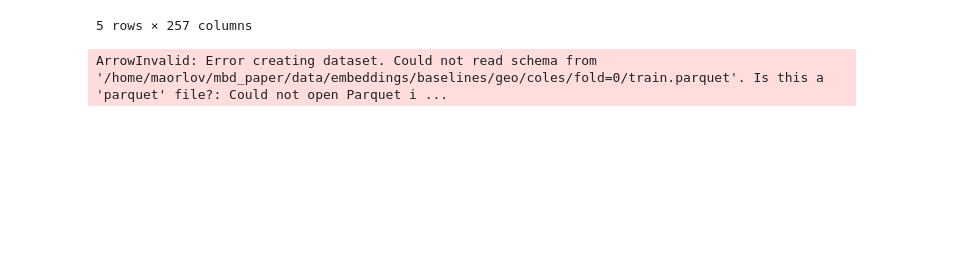
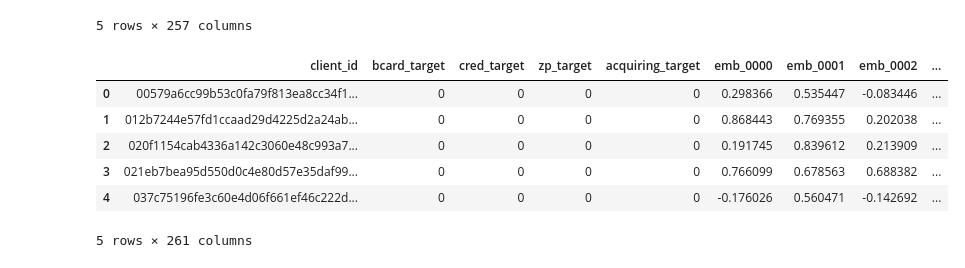
Before and after one commit to morlov/mbd-paper-llm, a Jupyter notebook: notebook/check_data.ipynb, the cells around one changed output. Cells and saved outputs as stored; diff of their text form; code cells hidden in the pictures; blank space fills up the shorter version.

```diff
--- a/notebook/check_data.ipynb
+++ b/notebook/check_data.ipynb
@@ -193,6 +193,14 @@ format_embedding_data_and_save(emb_name).head()
 # %%
 import pandas as pd
 
-pd.read_parquet('/home/maorlov/mbd_paper/data/embeddings/baselines/geo/coles').shape
+rename_columns = {'target_1': 'bcard_target', 'target_2': 'cred_target', 'target_3': 'zp_target', 'target_4': 'acquiring_target'}
+
+pd.read_parquet('/home/maorlov/mbd_paper/data/embeddings/baselines/last_month/late_fusion/agg/fold=0/test.parquet').rename(columns=rename_columns).head()
 # %% [output]
+|  | client_id | bcard_target | cred_target | zp_target | acquiring_target | emb_0000 | emb_0001 | emb_0002 | ... |
+| 0 | 00579a6cc99b53c0fa79f813ea8cc34f1... | 0 | 0 | 0 | 0 | 0.298366 | 0.535447 | -0.083446 | ... |
+| 1 | 012b7244e57fd1ccaad29d4225d2a24ab... | 0 | 0 | 0 | 0 | 0.868443 | 0.769355 | 0.202038 | ... |
+| 2 | 020f1154cab4336a142c3060e48c993a7... | 0 | 0 | 0 | 0 | 0.191745 | 0.839612 | 0.213909 | ... |
+| 3 | 021eb7bea95d550d0c4e80d57e35daf99... | 0 | 0 | 0 | 0 | 0.766099 | 0.678563 | 0.688382 | ... |
+| 4 | 037c75196fe3c60e4d06f661ef46c222d... | 0 | 0 | 0 | 0 | -0.176026 | 0.560471 | -0.142692 | ... |
-ArrowInvalid: Error creating dataset. Could not read schema from '/home/maorlov/mbd_paper/data/embeddings/baselines/geo/coles/fold=0/train.parquet'. Is this a 'parquet' file?: Could not open Parquet i ...
+5 rows × 261 columns
```
Also changed, not shown: parts of 1 cell of this notebook, 35 other files.
